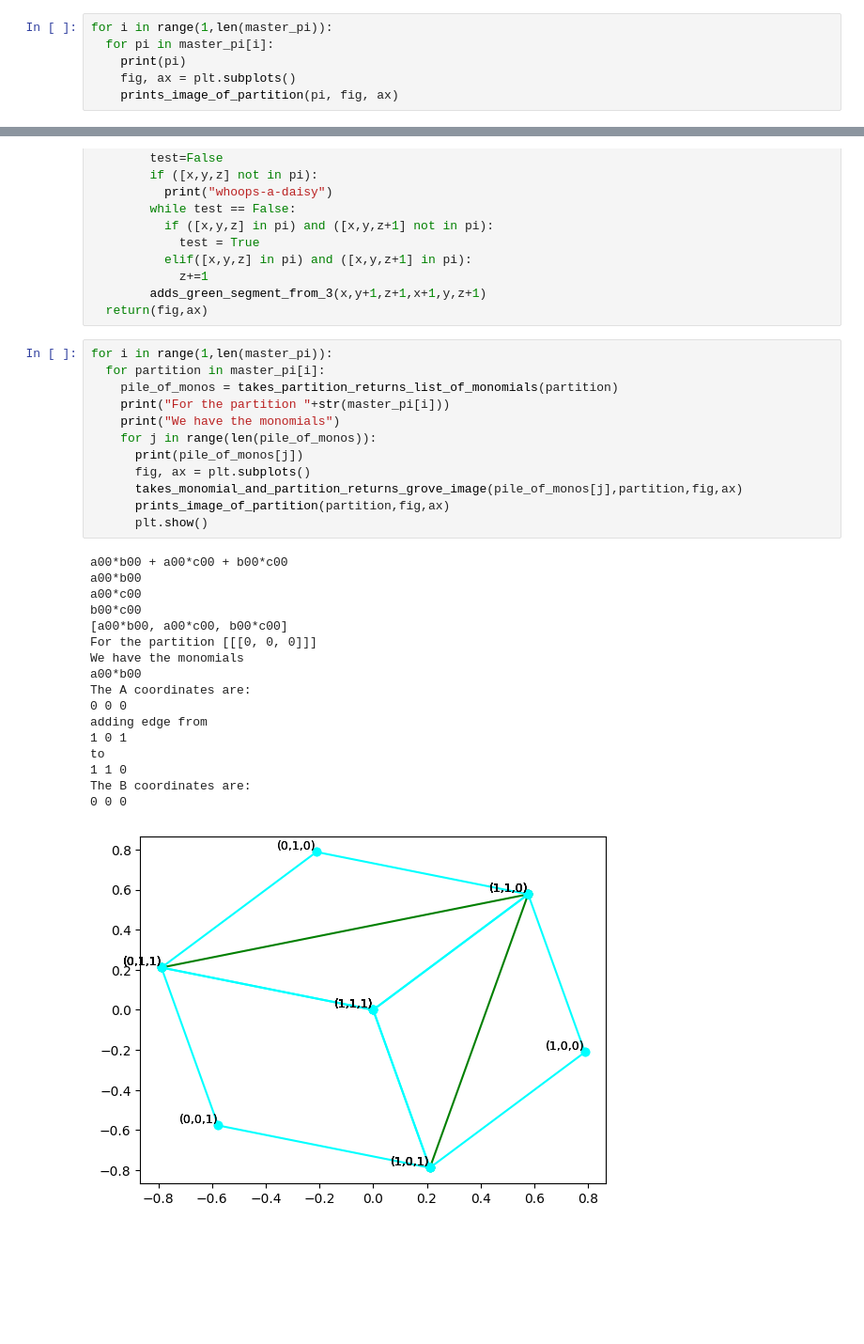
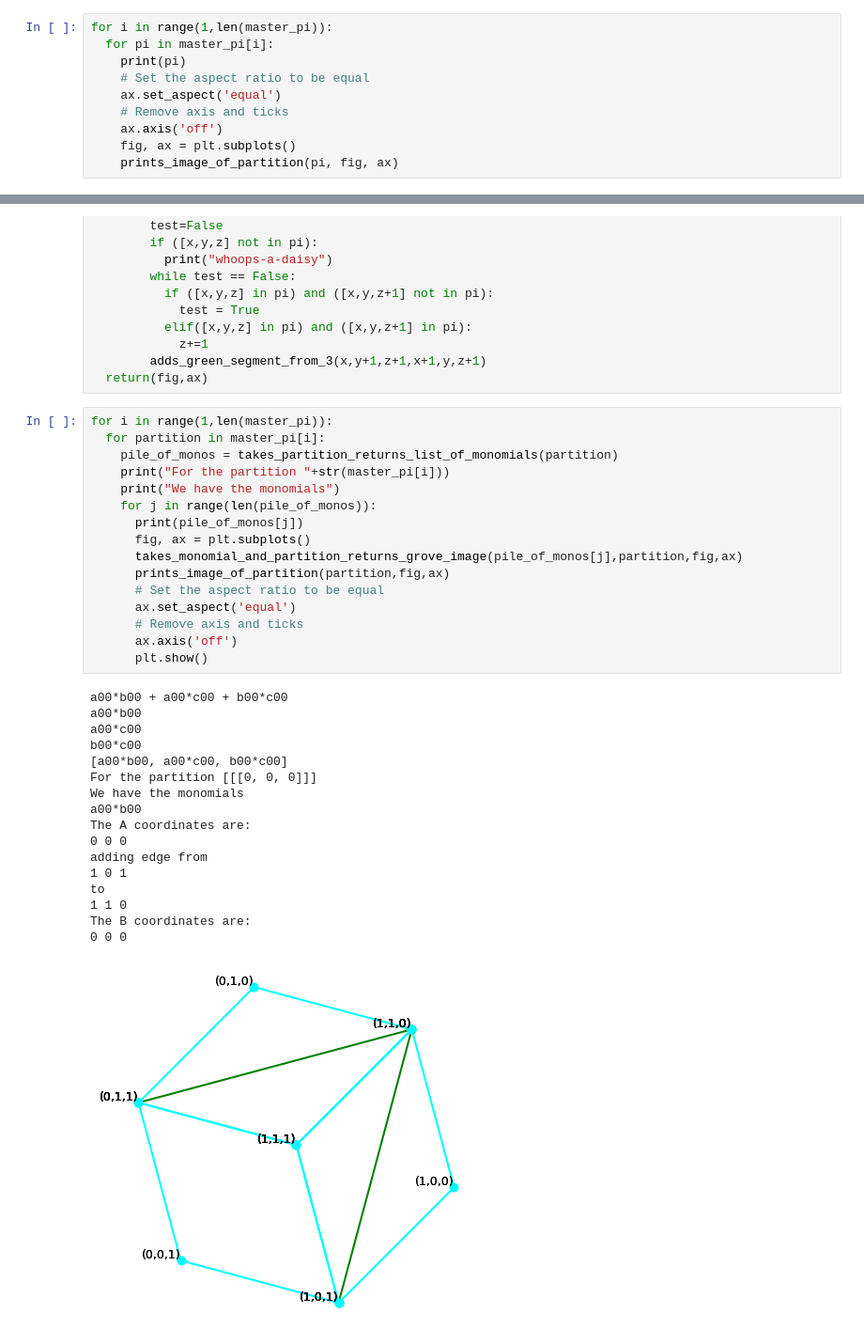
Before and after one commit to megboes/groves-research, a Jupyter notebook: groves.ipynb, the cells around one changed output, grey strips where cells are left out. Shown: that part at 94% size. Drawn from its saved outputs; the diff is of its cells as text; blank space fills up the shorter version.

```diff
--- a/groves.ipynb
+++ b/groves.ipynb
@@ -173,6 +158,10 @@ def prints_image_of_partition(partition, fig, ax):
 for i in range(1,len(master_pi)):
   for pi in master_pi[i]:
     print(pi)
+    # Set the aspect ratio to be equal
+    ax.set_aspect('equal')
+    # Remove axis and ticks
+    ax.axis('off')
     fig, ax = plt.subplots()
     prints_image_of_partition(pi, fig, ax)
 # %% [output]
@@ -363,33 +352,37 @@ def takes_monomial_and_partition_returns_grove_image(mono,pi,fig,ax):
 # %%
 for i in range(1,len(master_pi)):
   for partition in master_pi[i]:
     pile_of_monos = takes_partition_returns_list_of_monomials(partition)
     print("For the partition "+str(master_pi[i]))
     print("We have the monomials")
     for j in range(len(pile_of_monos)):
       print(pile_of_monos[j])
       fig, ax = plt.subplots()
       takes_monomial_and_partition_returns_grove_image(pile_of_monos[j],partition,fig,ax)
       prints_image_of_partition(partition,fig,ax)
+      # Set the aspect ratio to be equal
+      ax.set_aspect('equal')
+      # Remove axis and ticks
+      ax.axis('off')
       plt.show()
 # %% [output]
 a00*b00 + a00*c00 + b00*c00
 a00*b00
 a00*c00
 b00*c00
 [a00*b00, a00*c00, b00*c00]
 For the partition [[[0, 0, 0]]]
 We have the monomials
 a00*b00
 The A coordinates are:
 0 0 0
 adding edge from
 1 0 1
 to
 1 1 0
 The B coordinates are:
 0 0 0
-[figure, old version]
+[figure, new version]
 a00*c00
 The A coordinates are:
 0 0 0
```
Also changed, not shown: parts of 5 cells of this notebook.
